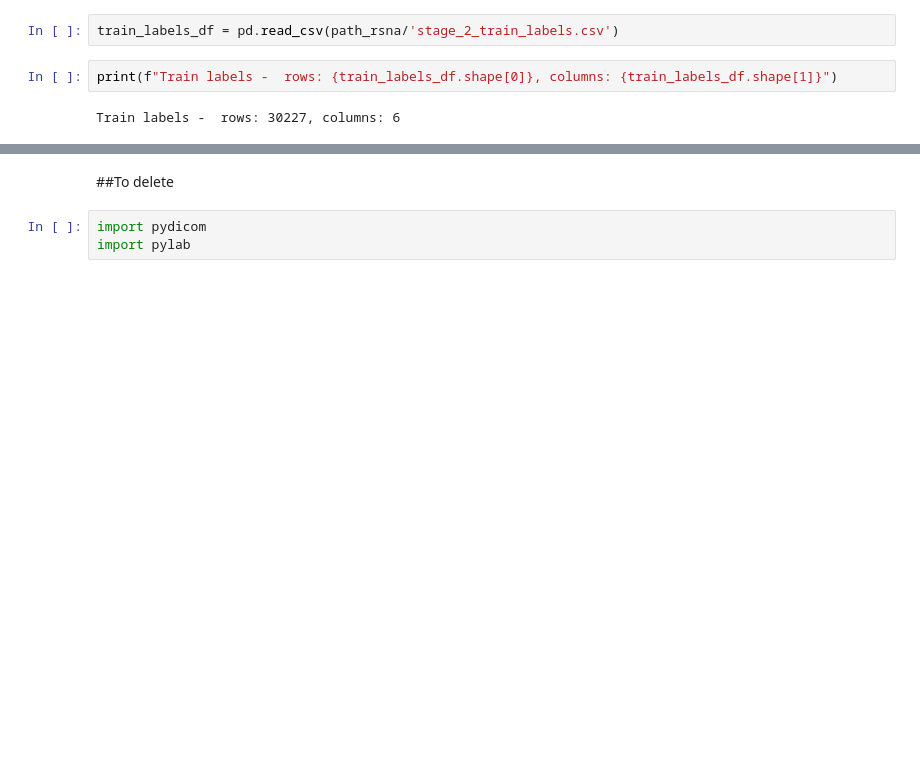
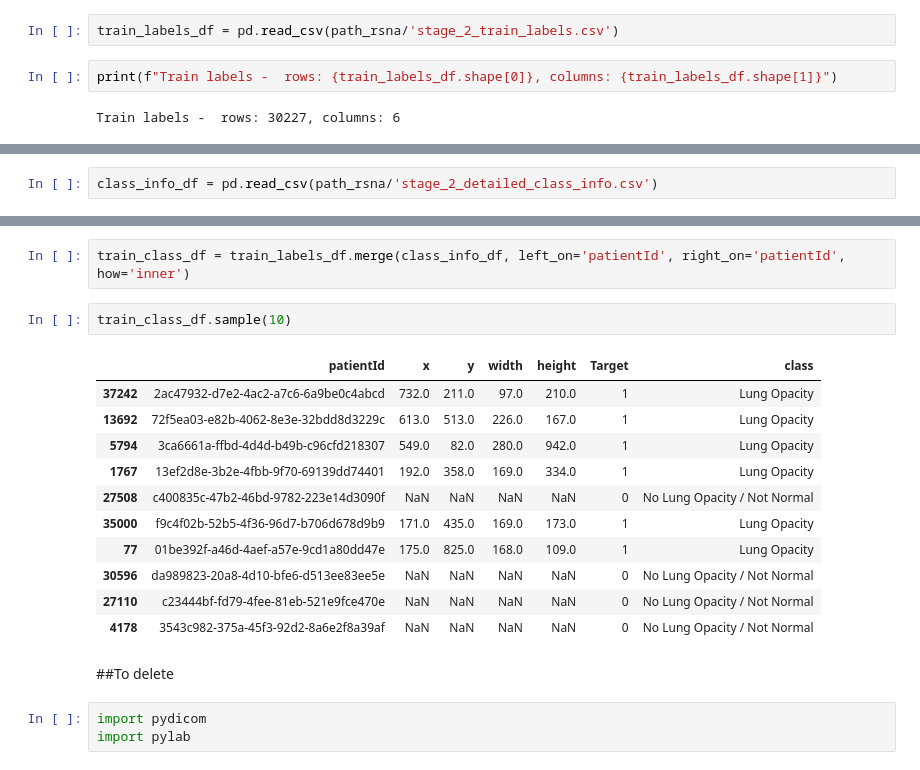
Before and after one commit to GrueneKatze/AI-for-Medicine-Coursera, a Jupyter notebook: Pneumonia_detection_with_FastAI.ipynb, the cells around one changed output, grey strips where cells are left out. Saved outputs shown, nothing was run; the diff lists cells and outputs as text; blank space fills up the shorter version.

```diff
--- a/Pneumonia_detection_with_FastAI.ipynb
+++ b/Pneumonia_detection_with_FastAI.ipynb
@@ -76,0 +77,2 @@ train_labels_df.sample(10)
+# %%
+class_info_df = pd.read_csv(path_rsna/'stage_2_detailed_class_info.csv')
@@ -77,3 +109,19 @@ train_labels_df.sample(10)
+# %%
+train_class_df = train_labels_df.merge(class_info_df, left_on='patientId', right_on='patientId', how='inner')
+# %%
+train_class_df.sample(10)
+# %% [output]
+|  | patientId | x | y | width | height | Target | class |
+| 37242 | 2ac47932-d7e2-4ac2-a7c6-6a9be0c4abcd | 732.0 | 211.0 | 97.0 | 210.0 | 1 | Lung Opacity |
+| 13692 | 72f5ea03-e82b-4062-8e3e-32bdd8d3229c | 613.0 | 513.0 | 226.0 | 167.0 | 1 | Lung Opacity |
+| 5794 | 3ca6661a-ffbd-4d4d-b49b-c96cfd218307 | 549.0 | 82.0 | 280.0 | 942.0 | 1 | Lung Opacity |
+| 1767 | 13ef2d8e-3b2e-4fbb-9f70-69139dd74401 | 192.0 | 358.0 | 169.0 | 334.0 | 1 | Lung Opacity |
+| 27508 | c400835c-47b2-46bd-9782-223e14d3090f | NaN | NaN | NaN | NaN | 0 | No Lung Opacity / Not Normal |
+| 35000 | f9c4f02b-52b5-4f36-96d7-b706d678d9b9 | 171.0 | 435.0 | 169.0 | 173.0 | 1 | Lung Opacity |
+| 77 | 01be392f-a46d-4aef-a57e-9cd1a80dd47e | 175.0 | 825.0 | 168.0 | 109.0 | 1 | Lung Opacity |
+| 30596 | da989823-20a8-4d10-bfe6-d513ee83ee5e | NaN | NaN | NaN | NaN | 0 | No Lung Opacity / Not Normal |
+| 27110 | c23444bf-fd79-4fee-81eb-521e9fce470e | NaN | NaN | NaN | NaN | 0 | No Lung Opacity / Not Normal |
+| 4178 | 3543c982-375a-45f3-92d2-8a6e2f8a39af | NaN | NaN | NaN | NaN | 0 | No Lung Opacity / Not Normal |
 # %% [markdown]
 ##To delete
 # %%
```
Also changed, not shown: parts of 6 cells of this notebook.
